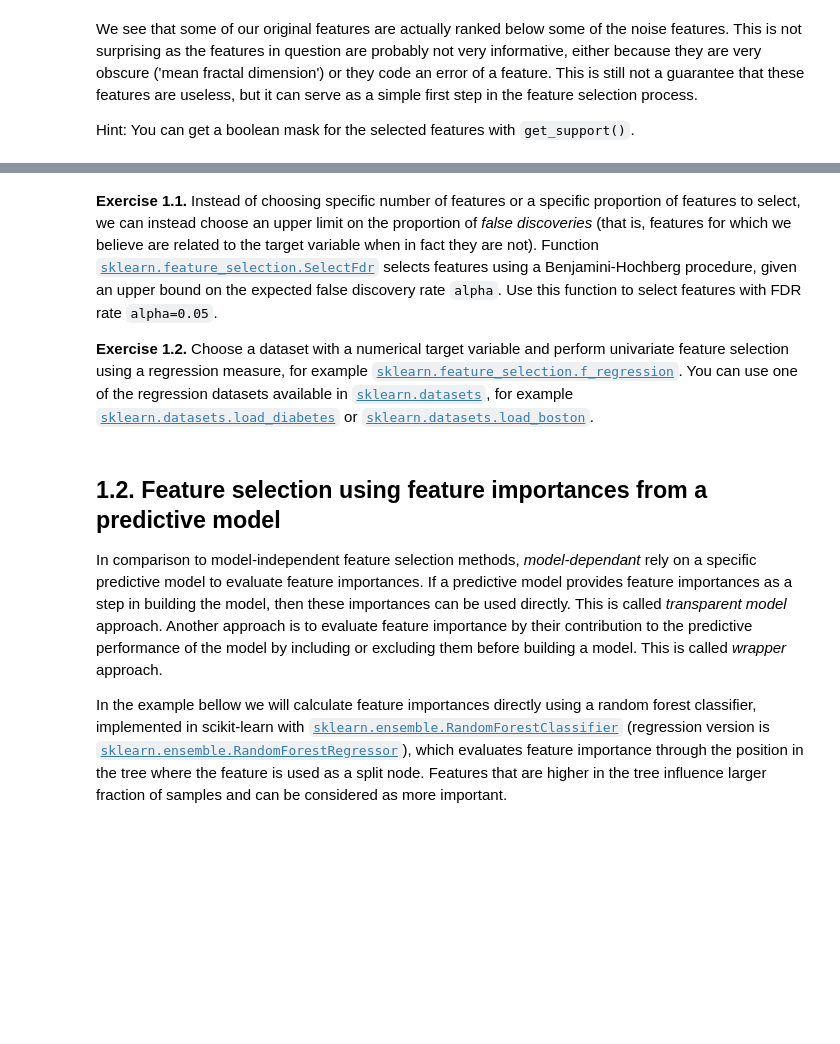
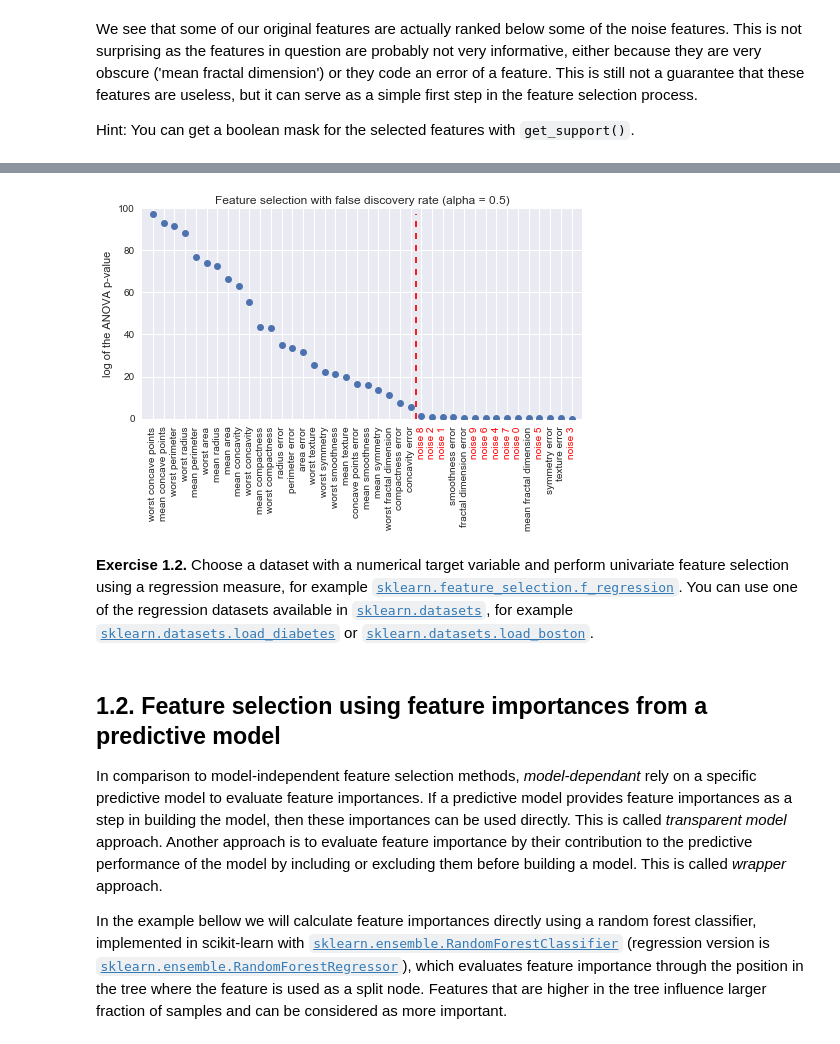
Before and after one commit to SSDS2016/Day-3, a Jupyter notebook: ZCI_SS_Day3_Part1_Feature_selection.ipynb, the cells around one changed output, grey strips where cells are left out. Cells and saved outputs as stored; diff of their text form; code cells hidden in the pictures; blank space fills up the shorter version.

Commit message:
Small text and code changes

```diff
--- a/ZCI_SS_Day3_Part1_Feature_selection.ipynb
+++ b/ZCI_SS_Day3_Part1_Feature_selection.ipynb
@@ -155,6 +160,42 @@ Hint: You can get a boolean mask for the selected features with `get_support()`.
+# %%
+breast_cancer = pd.read_csv('breast_cancer.csv',index_col=0)
+
+N_noise_features = 10
+noise_features = pd.DataFrame(np.random.randn(breast_cancer.shape[0],N_noise_features),
+                              index=breast_cancer.index,
+                              columns=['noise ' + str(i) for i in range(N_noise_features)])
+
+breast_cancer_extended = pd.concat([breast_cancer, noise_features], axis=1)
+# %%
+breast_cancer_train, breast_cancer_test = train_test_split(breast_cancer_extended, test_size=0.20, random_state=42)
+
+X_train = breast_cancer_train.drop('target',axis=1)
+y_train = breast_cancer_train['target']
+
+k_best = 30
+selector = SelectFdr(f_classif, alpha=0.05)
+selector.fit(X_train, y_train)
+scores = -np.log10(selector.pvalues_)
+indices = np.argsort(scores)[::-1] # return indices that would sort an array (in reverse)
+# %%
+plt.figure(figsize=(7,5))
+
+plt.plot(range(X_train.shape[1]), scores[indices], 'o')
+
+plt.title('Feature selection with false discovery rate (alpha = 0.5)')
+plt.ylabel('log of the ANOVA p-value')
+plt.xlim([-1, X_train.shape[1]])
+plt.xticks(range(X_train.shape[1]), breast_cancer_train.drop('target',axis=1).columns.values[indices], rotation=90)
+plt.vlines(np.sum(selector.get_support())-0.5, 0, np.max(scores), color='red', linestyle='--')
+plt.tight_layout()
+
+# Hack to color noise features in red
+[ i.set_color("red") for i in plt.gca().get_xticklabels() if i.get_text()[:5] == 'noise' ]
+
+plt.show()
+# %% [output]
+[figure, added]
 # %% [markdown]
-**Exercise 1.1.** Instead of choosing specific number of features or a specific proportion of features to select, we can instead choose an upper limit on the proportion of *false discoveries* (that is, features for which we believe are related to the target variable when in fact they are not). Function [`sklearn.feature_selection.SelectFdr`](http://scikit-learn.org/stable/modules/generated/sklearn.feature_selection.SelectFdr.html#sklearn.feature_selection.SelectFdr) selects features using a Benjamini-Hochberg procedure, given an upper bound on the expected false discovery rate `alpha`. Use this function to select features with FDR rate `alpha=0.05`.
-
 **Exercise 1.2.** Choose a dataset with a numerical target variable and perform univariate feature selection using a regression measure, for example [`sklearn.feature_selection.f_regression`](http://scikit-learn.org/stable/modules/generated/sklearn.feature_selection.f_regression.html#sklearn.feature_selection.f_regression). You can use one of the regression datasets available in [`sklearn.datasets`](http://scikit-learn.org/dev/modules/classes.html#module-sklearn.datasets), for example [`sklearn.datasets.load_diabetes`](http://scikit-learn.org/dev/modules/generated/sklearn.datasets.load_diabetes.html#sklearn.datasets.load_diabetes) or [`sklearn.datasets.load_boston`](http://scikit-learn.org/dev/modules/generated/sklearn.datasets.load_boston.html#sklearn.datasets.load_boston).
 # %% [markdown]
 1.2. Feature selection using feature importances from a predictive model
```
Also changed, not shown: parts of 12 cells of this notebook, 1 other file.
